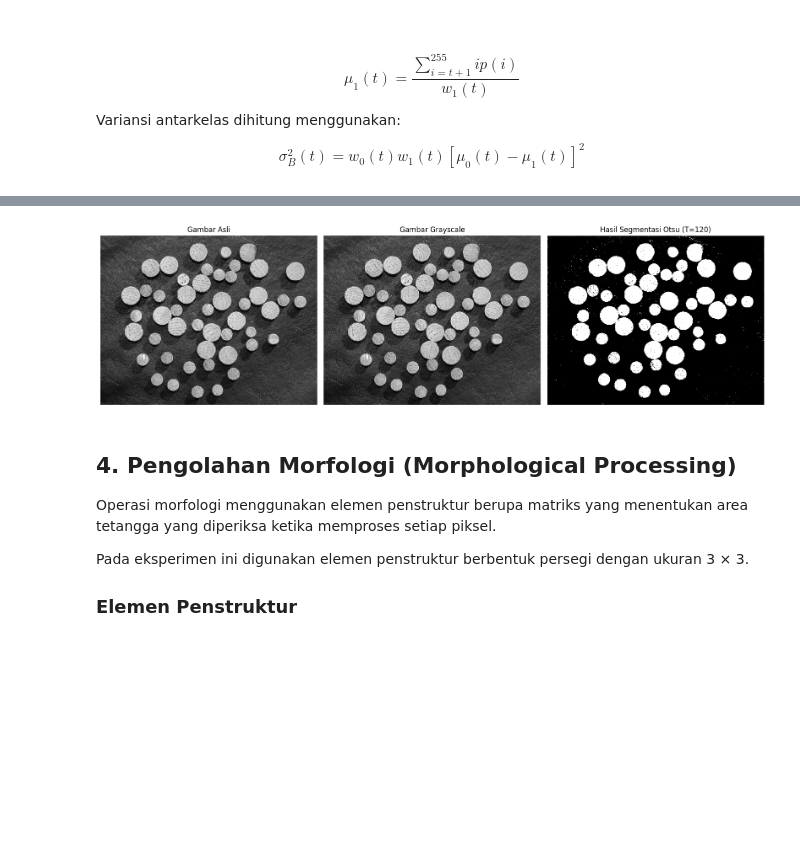
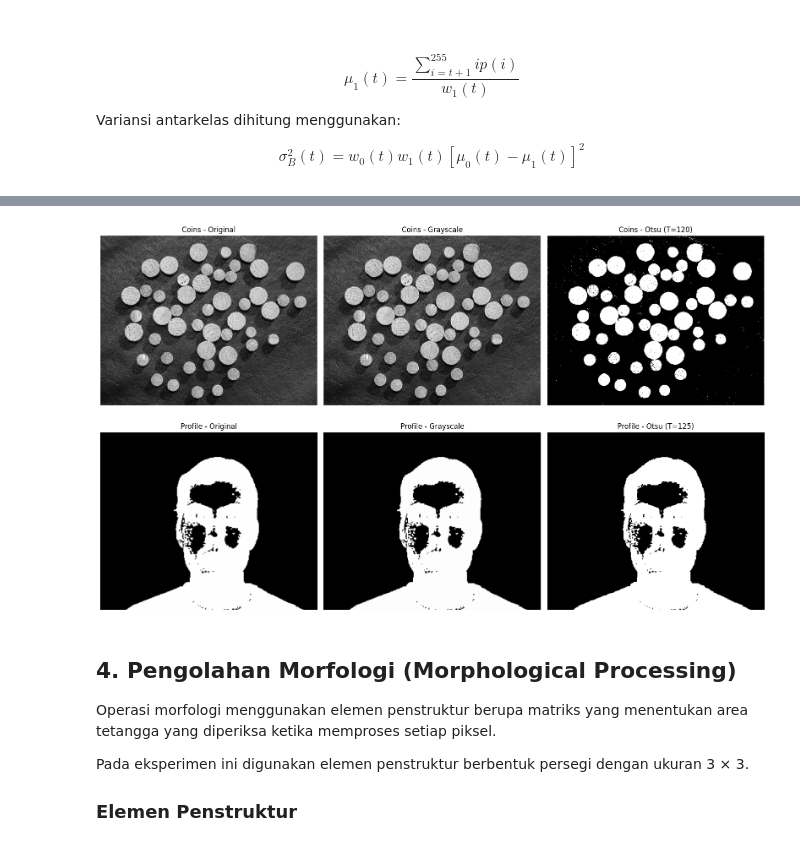
Before and after one commit to chelchr/PCD_Assignment03, a Jupyter notebook: PCD_Assignment03.ipynb, the cells around one changed output, grey strips where cells are left out. Drawn from its saved outputs; the diff is of its cells as text; code cells hidden in the pictures; blank space fills up the shorter version.

```diff
--- a/PCD_Assignment03.ipynb
+++ b/PCD_Assignment03.ipynb
@@ -379,34 +415,62 @@ plt.show()
 # %%
-fig, axes = plt.subplots(1, 3, figsize=(16, 5))
+# Perbandingan hasil segmentasi Otsu
+fig, axes = plt.subplots(2, 3, figsize=(16, 10))
 
-axes[0].imshow(coins_rgb)
-axes[0].set_title('Gambar Asli')
-axes[0].axis('off')
+# ==========================
+# Dataset 1: Coins
+# ==========================
 
-axes[1].imshow(coins_gray, cmap='gray')
-axes[1].set_title('Gambar Grayscale')
-axes[1].axis('off')
+axes[0, 0].imshow(coins_rgb)
+axes[0, 0].set_title('Coins - Original')
+axes[0, 0].axis('off')
 
-axes[2].imshow(
+axes[0, 1].imshow(coins_gray, cmap='gray')
+axes[0, 1].set_title('Coins - Grayscale')
+axes[0, 1].axis('off')
+
+axes[0, 2].imshow(
     coins_binary,
     cmap='gray',
     vmin=0,
     vmax=1
 )
-axes[2].set_title(f'Hasil Segmentasi Otsu (T={threshold})')
-axes[2].axis('off')
+axes[0, 2].set_title(f'Coins - Otsu (T={threshold})')
+axes[0, 2].axis('off')
+
+
+# ==========================
+# Dataset 2: Profile
+# ==========================
+
+axes[1, 0].imshow(profile_rgb)
+axes[1, 0].set_title('Profile - Original')
+axes[1, 0].axis('off')
+
+axes[1, 1].imshow(profile_gray, cmap='gray')
+axes[1, 1].set_title('Profile - Grayscale')
+axes[1, 1].axis('off')
+
+axes[1, 2].imshow(
+    binary_mask,
+    cmap='gray',
+    vmin=0,
+    vmax=1
+)
+axes[1, 2].set_title(f'Profile - Otsu (T={binary_threshold})')
+axes[1, 2].axis('off')
+
 
 plt.tight_layout()
 
 plt.savefig(
-    '/content/results/coins/03_otsu_segmentation.png',
+    '/content/results/otsu_segmentation_comparison.png',
     bbox_inches='tight',
     dpi=150
 )
 
 plt.show()
 # %% [output]
-[figure, old version]
+[figure, new version]
 # %% [markdown]
 ## 4. Pengolahan Morfologi (Morphological Processing)
 Operasi morfologi menggunakan elemen penstruktur berupa matriks yang menentukan area tetangga yang diperiksa ketika memproses setiap piksel.
```
Also changed, not shown: parts of 12 cells of this notebook.
